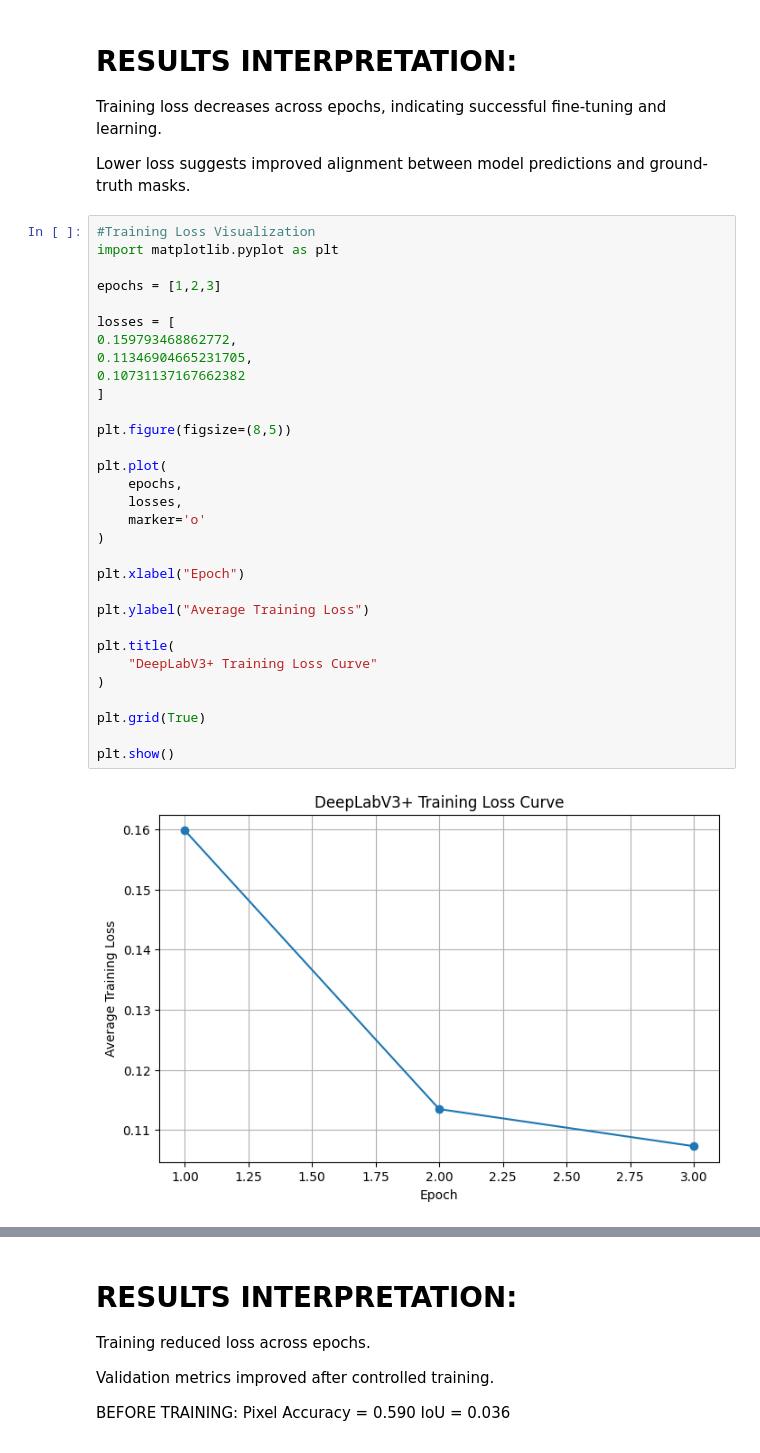
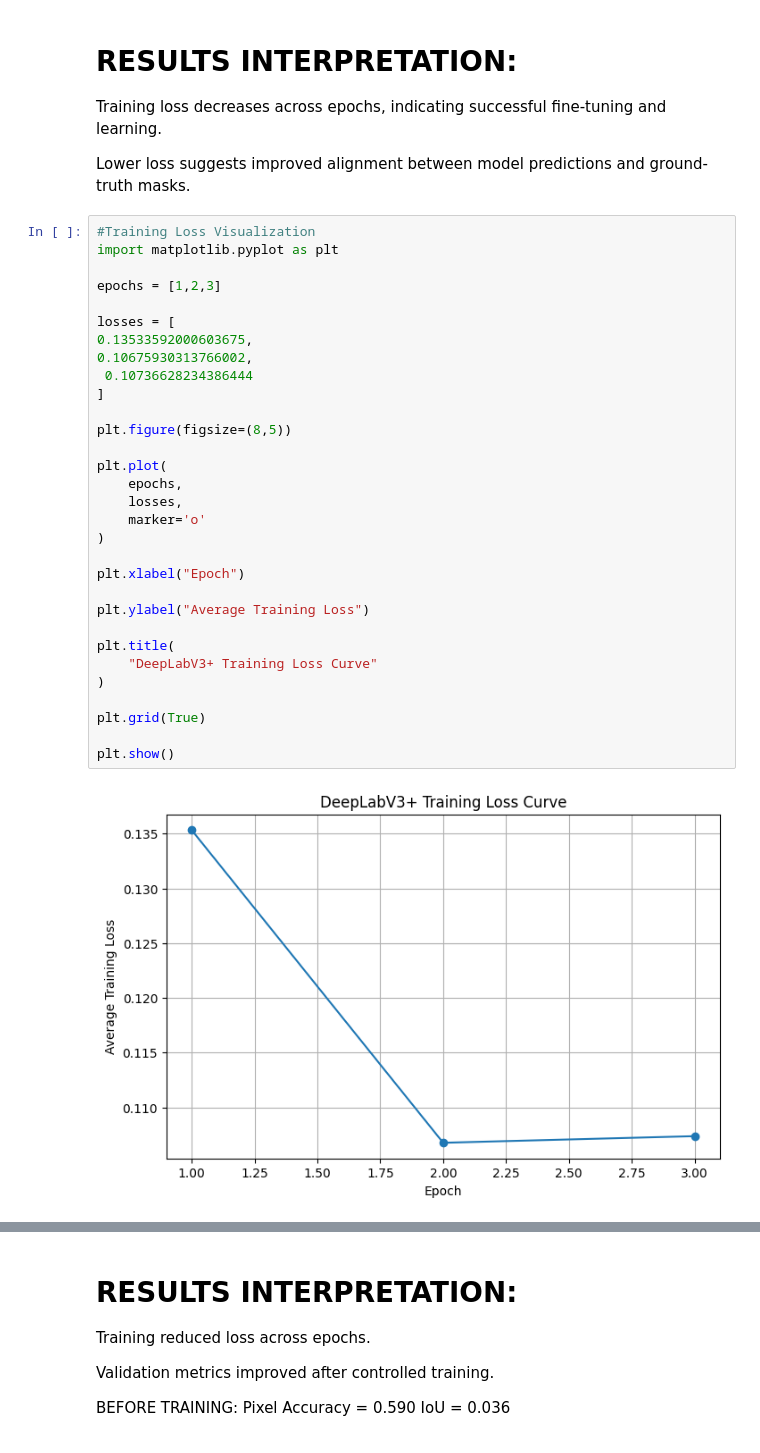
Before and after one commit to sohnaamie/gambia-semantic-segmentation, a Jupyter notebook: notebooks/deeplab_experiments.ipynb, the cells around one changed output, grey strips where cells are left out. Saved outputs shown, nothing was run; the diff lists cells and outputs as text.

```diff
--- a/notebooks/deeplab_experiments.ipynb
+++ b/notebooks/deeplab_experiments.ipynb
@@ -811,34 +797,34 @@ Average Loss: 0.10736628234386444
 # %%
 #Training Loss Visualization
 import matplotlib.pyplot as plt
 
 epochs = [1,2,3]
 
 losses = [
-0.159793468862772,
-0.11346904665231705,
-0.10731137167662382
+0.13533592000603675,
+0.10675930313766002,
+ 0.10736628234386444
 ]
 
 plt.figure(figsize=(8,5))
 
 plt.plot(
     epochs,
     losses,
     marker='o'
 )
 
 plt.xlabel("Epoch")
 
 plt.ylabel("Average Training Loss")
 
 plt.title(
     "DeepLabV3+ Training Loss Curve"
 )
 
 plt.grid(True)
 
 plt.show()
 # %% [output]
-[figure, old version]
+[figure, new version]
 # %%
```
Also changed, not shown: parts of 13 cells of this notebook.
